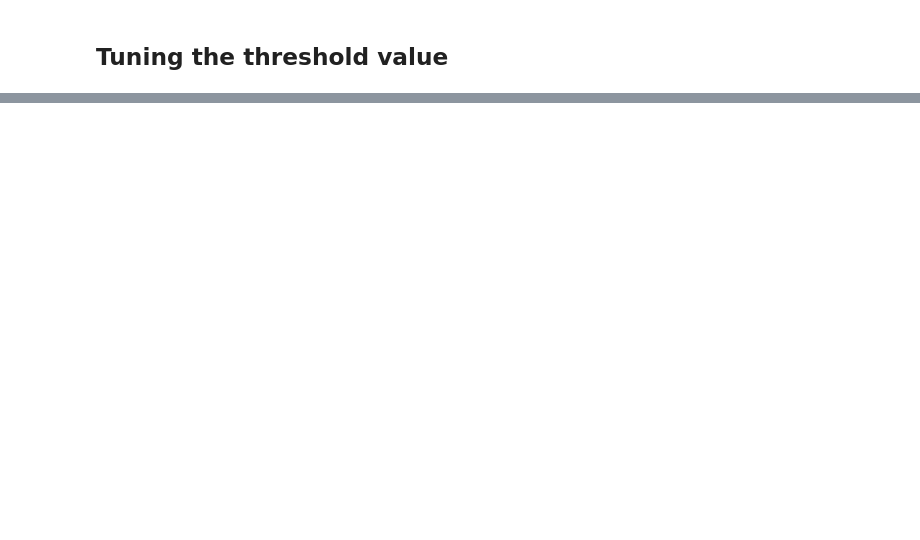
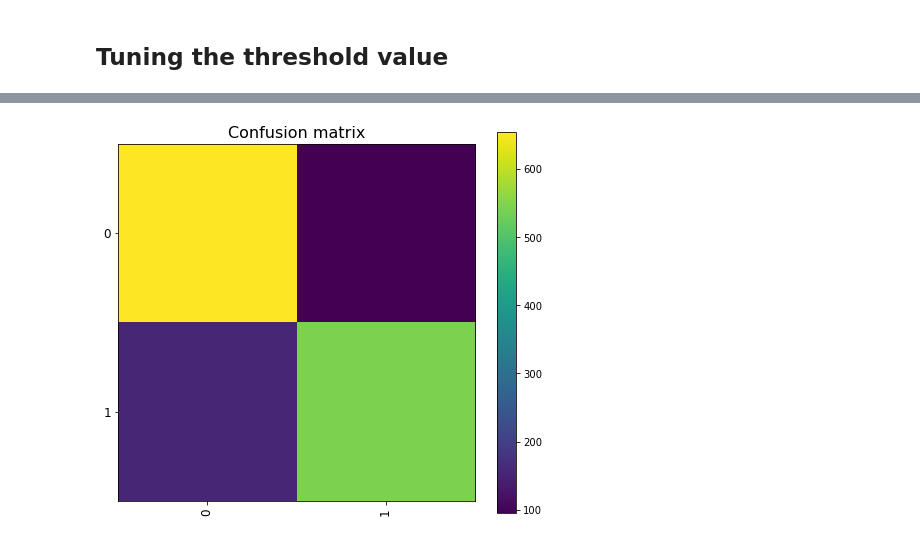
Before and after one commit to cs7641-team4/cs7641project, a Jupyter notebook: src/Unsupervised Classification.ipynb, the cells around one changed output, grey strips where cells are left out. Drawn from its saved outputs; the diff is of its cells as text; code cells hidden in the pictures; blank space fills up the shorter version.

```diff
--- a/src/Unsupervised Classification.ipynb
+++ b/src/Unsupervised Classification.ipynb
@@ -159,0 +288,29 @@ Best accuracy: 0.7489655172413793 Best threshold: 6.372888352277458
+# %%
+dists = []
+for x in X_multiclass_bert:
+    if use_cos_sim:
+        dists.append(cos_sim(x, centroid))
+    else:
+        dists.append(np.linalg.norm(x - centroid))
+dists = np.array(dists)
+# %%
+best_acc = -np.inf
+best_threshold = None
+best_ypred = None
+
+for threshold in tqdm(np.linspace(min(dists), max(dists), 1000)):
+    y_pred = []
+
+    for dist in dists:
+        if dist < threshold:
+            y_pred.append(0)
+        else:
+            y_pred.append(1)
+    y_pred = np.array(y_pred)
+
+    acc = accuracy_score(y_multiclass_bert, y_pred)
+
+    if (acc > best_acc):
+        best_acc = acc
+        best_threshold = threshold
+        best_ypred = y_pred
@@ -159,0 +321,10 @@ Best accuracy: 0.7489655172413793 Best threshold: 6.372888352277458
+# %%
+plt.figure(figsize=(8, 7))
+plt.imshow(confusion_matrix(y_multiclass_bert, best_ypred))
+plt.title('Confusion matrix', fontsize=16)
+plt.xticks(np.arange(len(np.unique(y_multiclass_bert))), np.unique(y_multiclass_bert), rotation=90, fontsize=12)
+plt.yticks(np.arange(len(np.unique(y_multiclass_bert))), np.unique(y_multiclass_bert), fontsize=12)
+plt.colorbar()
+plt.show()
+# %% [output]
+[figure, added]
```
Also changed, not shown: parts of 25 cells of this notebook, 1 other file.
